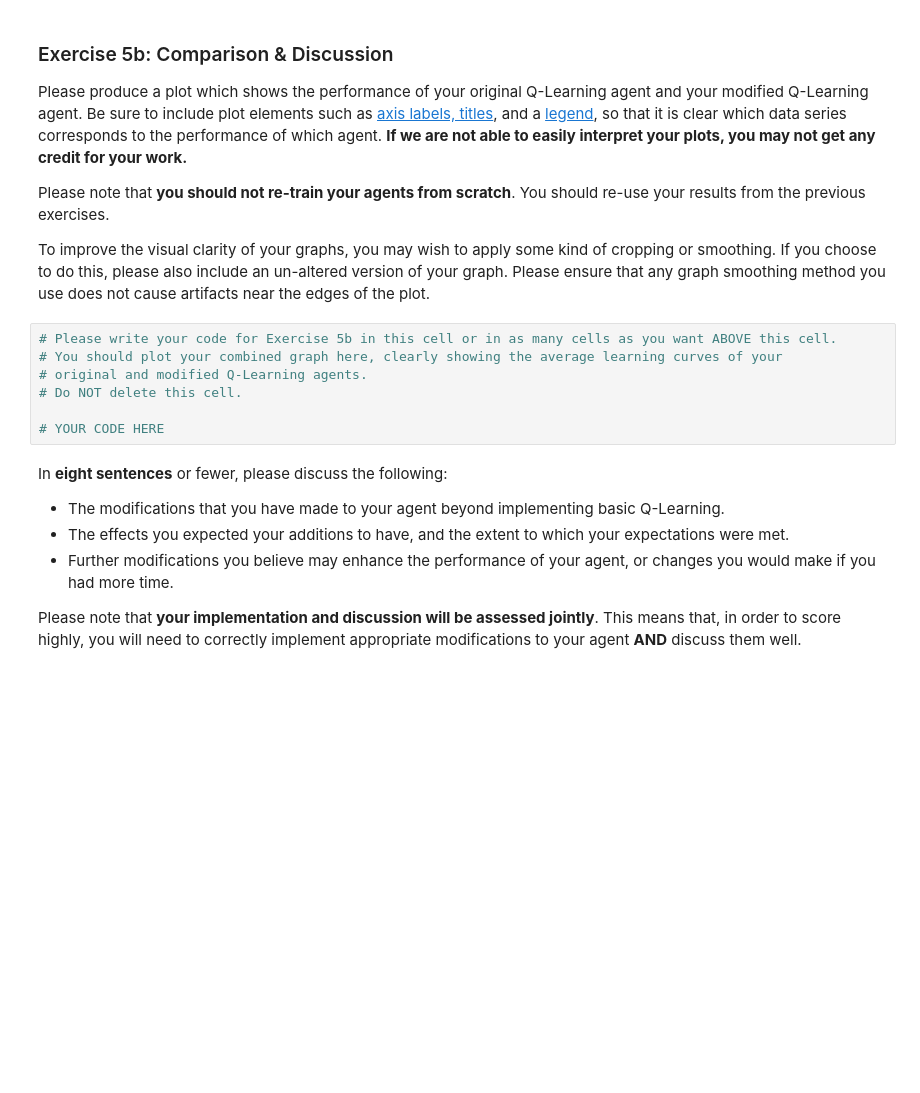
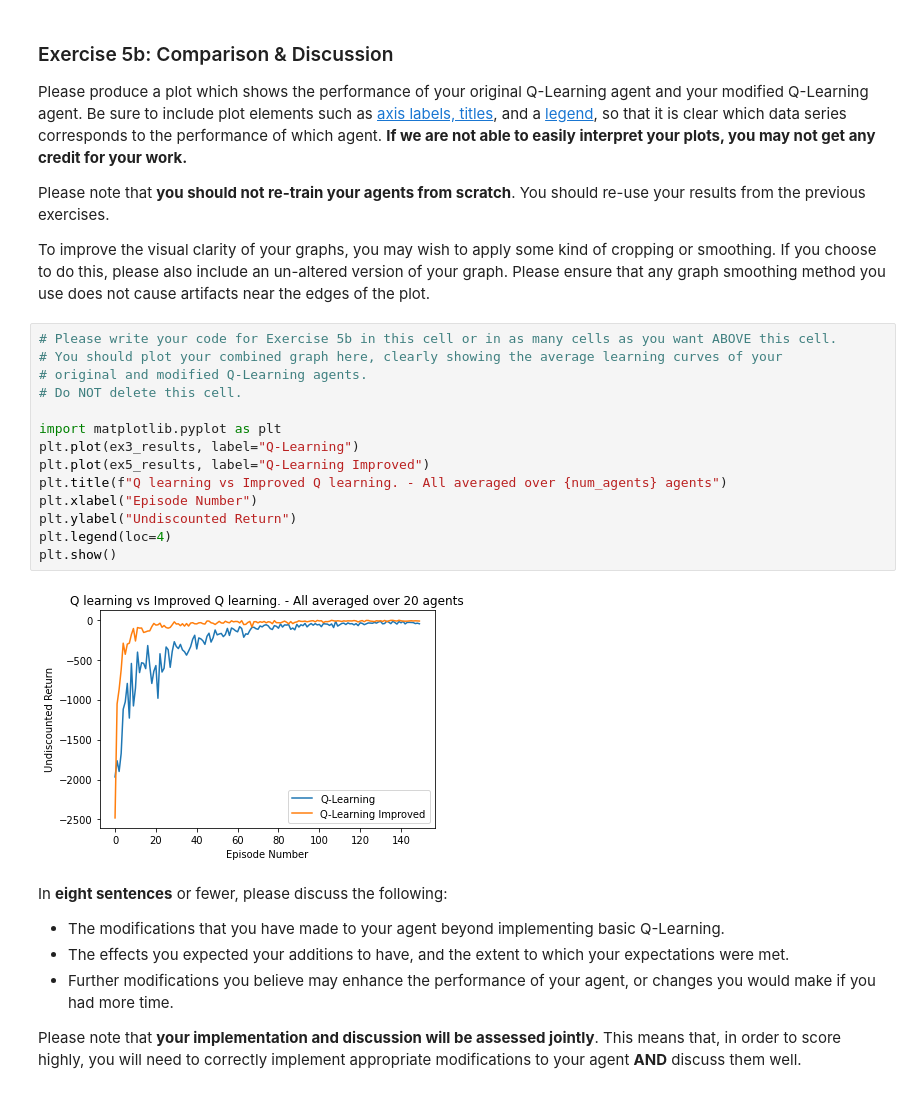
Before and after one commit to zacholade/reinforcement-learning-demo, a Jupyter notebook: rl_cw_2_racetrack.ipynb, the cells around one changed output. Cells and saved outputs as stored; diff of their text form; blank space fills up the shorter version.

```diff
--- a/rl_cw_2_racetrack.ipynb
+++ b/rl_cw_2_racetrack.ipynb
@@ -304,10 +748,19 @@ To improve the visual clarity of your graphs, you may wish to apply some kind of
 # %%
 # Please write your code for Exercise 5b in this cell or in as many cells as you want ABOVE this cell.
 # You should plot your combined graph here, clearly showing the average learning curves of your
 # original and modified Q-Learning agents.
 # Do NOT delete this cell.
 
-# YOUR CODE HERE
+import matplotlib.pyplot as plt
+plt.plot(ex3_results, label="Q-Learning")
+plt.plot(ex5_results, label="Q-Learning Improved")
+plt.title(f"Q learning vs Improved Q learning. - All averaged over {num_agents} agents")
+plt.xlabel("Episode Number")
+plt.ylabel("Undiscounted Return")
+plt.legend(loc=4)
+plt.show()
+# %% [output]
+[figure, added]
 # %% [markdown]
 In **eight sentences** or fewer, please discuss the following:
 - The modifications that you have made to your agent beyond implementing basic Q-Learning.
```
Also changed, not shown: parts of 15 cells of this notebook, 4 other files.
